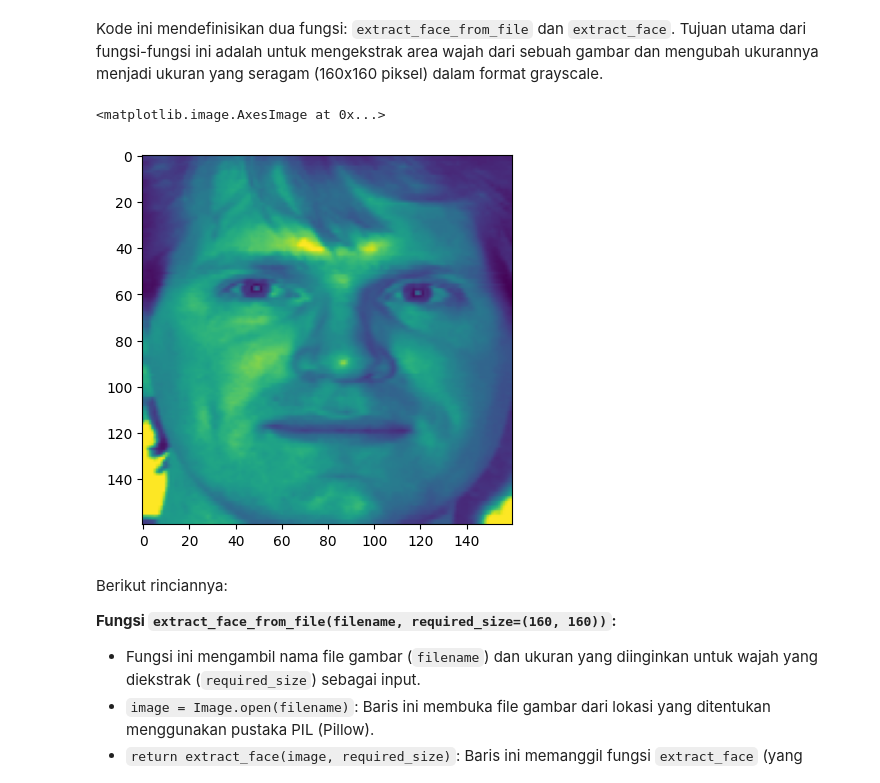
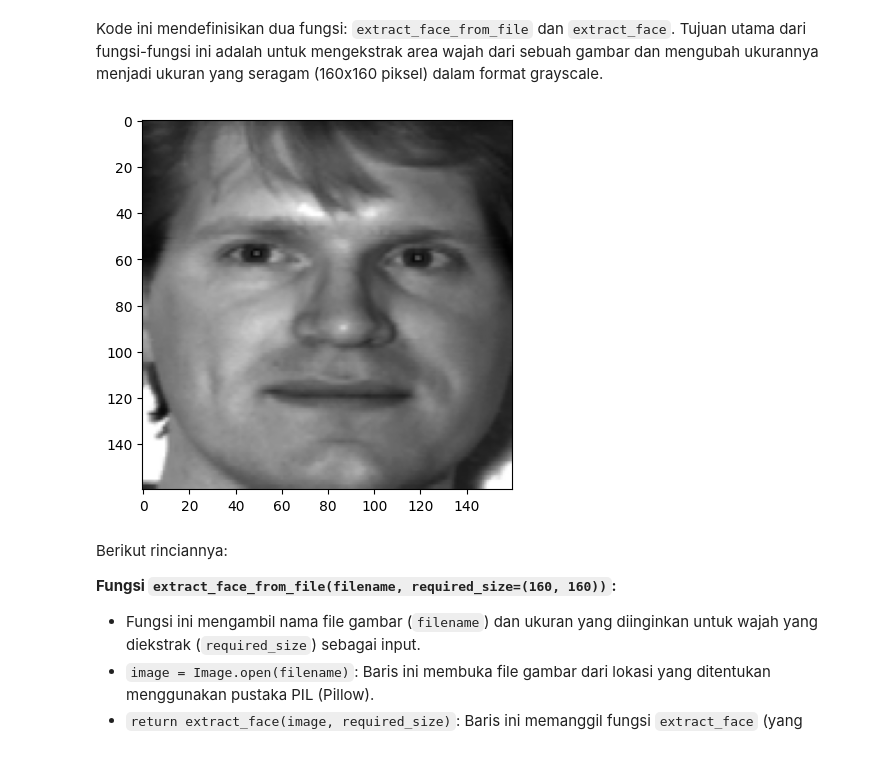
Before and after one commit to LatiefDataVisionary/deep-learning-college-task, a Jupyter notebook: tasks/src/yale_face_recognition.ipynb, the cells around one changed output. Drawn from its saved outputs; the diff is of its cells as text; code cells hidden in the pictures.

```diff
--- a/tasks/src/yale_face_recognition.ipynb
+++ b/tasks/src/yale_face_recognition.ipynb
@@ -236,36 +230,37 @@ def extract_face_from_file(filename, required_size=(160, 160)):
 def extract_face(image, required_size=(160, 160)):
     # convert to RGB, if needed
     image = image.convert('RGB')
     # convert to array
     pixels = np.asarray(image)
     # detect faces in the image
     results = detector.detect_faces(pixels)
     # extract the bounding box from the first face
     x1, y1, width, height = results[0]['box']
     # bug fix
     x1, y1 = abs(x1), abs(y1)
     x2, y2 = x1 + width, y1 + height
     # extract the face
     face = pixels[y1:y2, x1:x2]
     # resize pixels to the model size
     image = Image.fromarray(face)
     image = image.resize(required_size)
     face_array = np.asarray(image)
     gray_face = cv2.cvtColor(face_array, cv2.COLOR_BGR2GRAY)
 
     return gray_face
 
 
 # Create the detector, using default weights
 detector = MTCNN()
 
 # load the photo and extract the face
 face_pixels = extract_face_from_file("/content/drive/MyDrive/Dataset/Yale Face Database/subject01.centerlight")
 
-plt.imshow(face_pixels)
+# Display the extracted face in grayscale
+plt.imshow(face_pixels, cmap='gray')
+plt.show()
 # %% [output]
-<matplotlib.image.AxesImage at 0x...>
-[figure, old version]
+[figure, new version]
 # %% [markdown]
 Berikut rinciannya:
 
```
Also changed, not shown: parts of 14 cells of this notebook.
